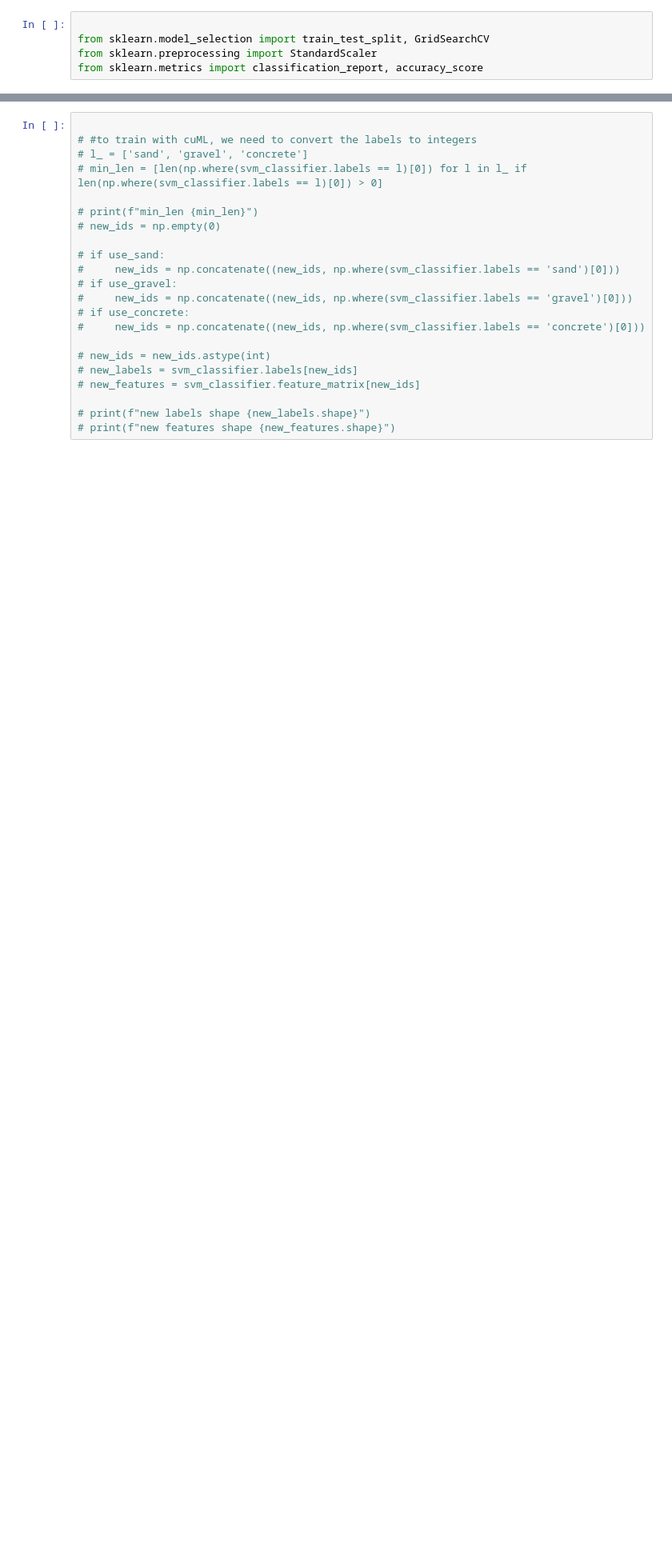
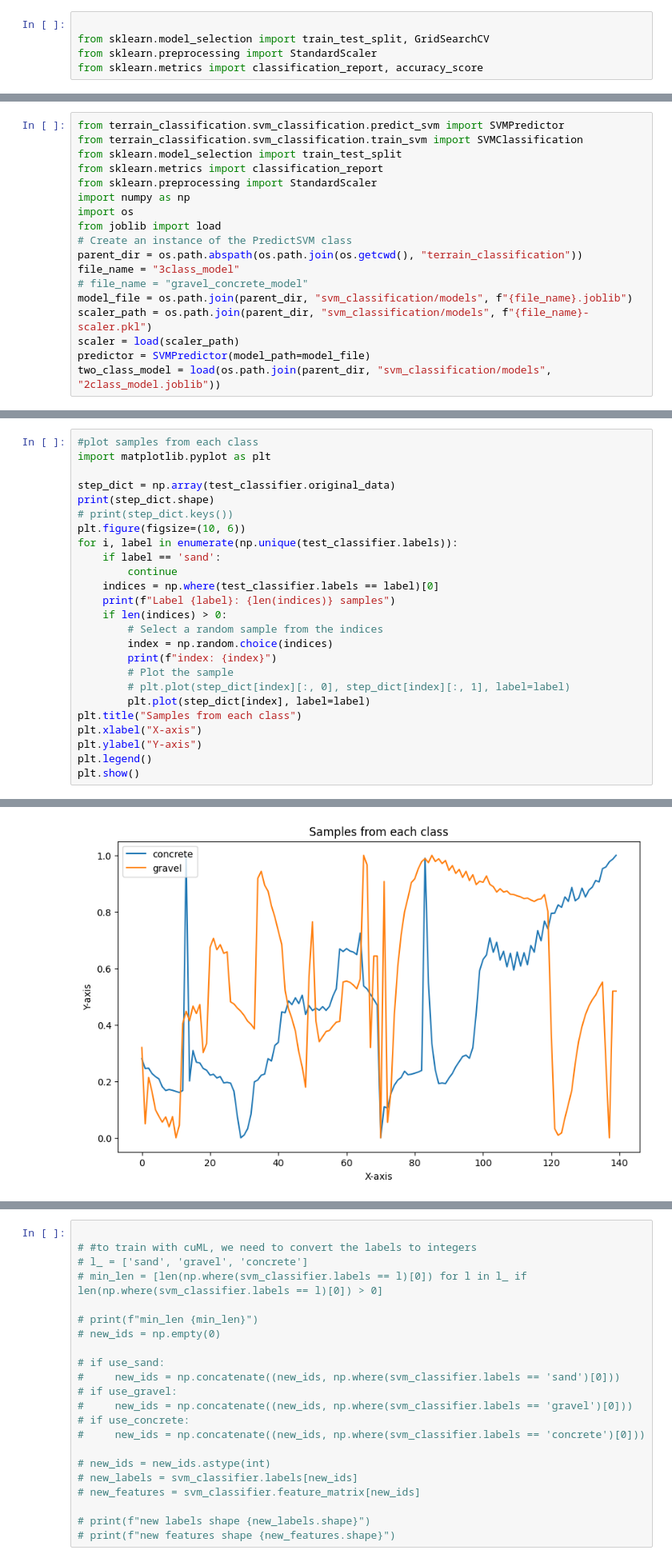
Before and after one commit to brolinA/terrain_property_prediction, a Jupyter notebook: src/training_workbook.ipynb, the cells around one changed output, grey strips where cells are left out. Shown at 80% size. Cells and saved outputs as stored; diff of their text form; blank space fills up the shorter version.

```diff
--- a/src/training_workbook.ipynb
+++ b/src/training_workbook.ipynb
@@ -96,0 +118,18 @@ weighted avg       0.63      0.61      0.62       345
+# %%
+from terrain_classification.svm_classification.predict_svm import SVMPredictor
+from terrain_classification.svm_classification.train_svm import SVMClassification
+from sklearn.model_selection import train_test_split
+from sklearn.metrics import classification_report
+from sklearn.preprocessing import StandardScaler
+import numpy as np
+import os
+from joblib import load
+# Create an instance of the PredictSVM class
+parent_dir = os.path.abspath(os.path.join(os.getcwd(), "terrain_classification"))
+file_name = "3class_model"
+# file_name = "gravel_concrete_model"
+model_file = os.path.join(parent_dir, "svm_classification/models", f"{file_name}.joblib")
+scaler_path = os.path.join(parent_dir, "svm_classification/models", f"{file_name}-scaler.pkl")
+scaler = load(scaler_path)
+predictor = SVMPredictor(model_path=model_file)
+two_class_model = load(os.path.join(parent_dir, "svm_classification/models", "2class_model.joblib"))
@@ -96,0 +196,26 @@ weighted avg       0.63      0.61      0.62       345
+# %%
+#plot samples from each class
+import matplotlib.pyplot as plt
+
+step_dict = np.array(test_classifier.original_data)
+print(step_dict.shape)
+# print(step_dict.keys())
+plt.figure(figsize=(10, 6))
+for i, label in enumerate(np.unique(test_classifier.labels)):
+    if label == 'sand':
+        continue
+    indices = np.where(test_classifier.labels == label)[0]
+    print(f"Label {label}: {len(indices)} samples")
+    if len(indices) > 0:
+        # Select a random sample from the indices
+        index = np.random.choice(indices)
+        print(f"index: {index}")
+        # Plot the sample
+        # plt.plot(step_dict[index][:, 0], step_dict[index][:, 1], label=label)
+        plt.plot(step_dict[index], label=label)
+plt.title("Samples from each class")
+plt.xlabel("X-axis")
+plt.ylabel("Y-axis")
+plt.legend()
+plt.show()
+# %% [output]
@@ -96,0 +227 @@ weighted avg       0.63      0.61      0.62       345
+[figure, added]
```
Also changed, not shown: parts of 13 cells of this notebook.
